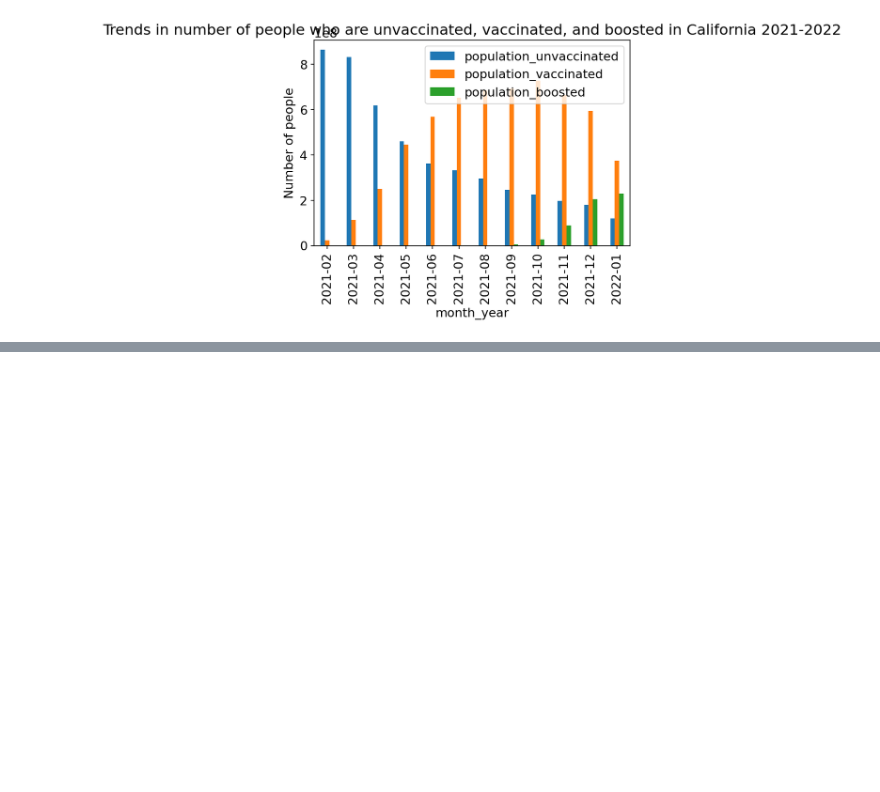
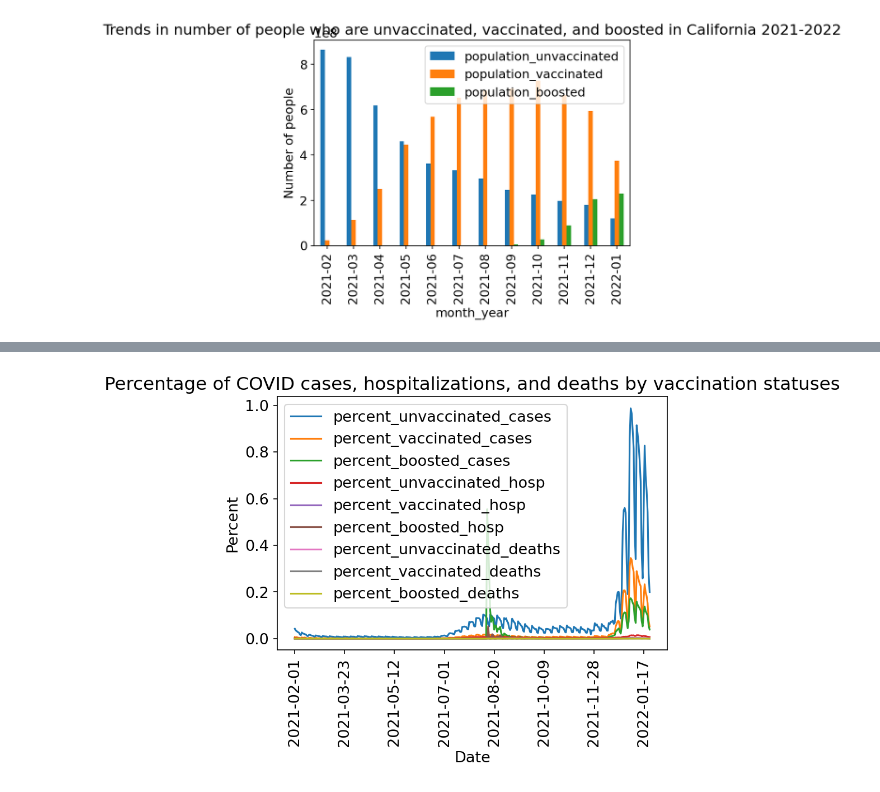
Before and after one commit to midori256/COVID19_Post_Vaccination_California, a Jupyter notebook: data_analysis.ipynb, the cells around one changed output, grey strips where cells are left out. Cells and saved outputs as stored; diff of their text form; code cells hidden in the pictures; blank space fills up the shorter version.

```diff
--- a/data_analysis.ipynb
+++ b/data_analysis.ipynb
@@ -260,0 +255,17 @@ bar_chart(df_monthyear,"month_year",pop_var,"Trends in number of people who are
+# %%
+# Calculate percent of cases, hospitalizations and deaths by vaccination status
+df_percent= pd.DataFrame()
+
+df_percent["date"] = df["date"]
+
+df_percent["percent_unvaccinated_cases"] = df["unvaccinated_cases"] / df["population_unvaccinated"]*100
+df_percent["percent_vaccinated_cases"] = df["vaccinated_cases"] / df["population_vaccinated"]*100
+df_percent["percent_boosted_cases"] = df["boosted_cases"] / df["population_boosted"]*100
+
+df_percent["percent_unvaccinated_hosp"] = df["unvaccinated_hosp"] / df["population_unvaccinated"]*100
+df_percent["percent_vaccinated_hosp"] = df["vaccinated_hosp"] / df["population_vaccinated"]*100
+df_percent["percent_boosted_hosp"] = df["boosted_hosp"] / df["population_boosted"]*100
+
+df_percent["percent_unvaccinated_deaths"] = df["unvaccinated_deaths"] / df["population_unvaccinated"]*100
+df_percent["percent_vaccinated_deaths"] = df["vaccinated_deaths"] / df["population_vaccinated"]*100
+df_percent["percent_boosted_deaths"] = df["boosted_deaths"] / df["population_boosted"]*100
@@ -260,0 +281,3 @@ bar_chart(df_monthyear,"month_year",pop_var,"Trends in number of people who are
+# %%
+df_percent = df_percent.fillna(0)
+df_percent.head()
@@ -260,0 +291,9 @@ bar_chart(df_monthyear,"month_year",pop_var,"Trends in number of people who are
+# %%
+df_percent.plot(x="date", kind="line")
+plt.xlabel("Date")
+plt.ylabel("Percent")
+plt.title("Percentage of COVID cases, hospitalizations, and deaths by vaccination statuses")
+plt.xticks(rotation = 90)
+plt.show()
+# %% [output]
+[figure, added]
```
Also changed, not shown: parts of 8 cells of this notebook.
